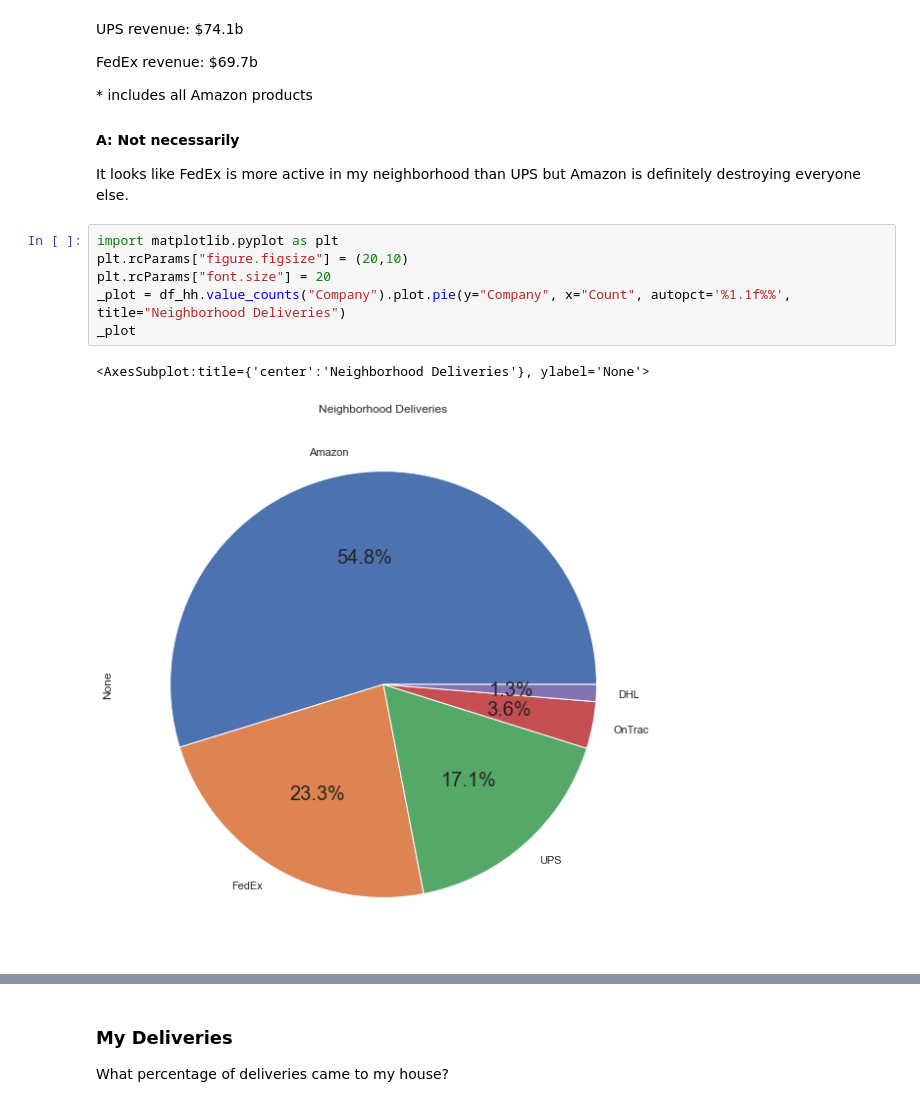
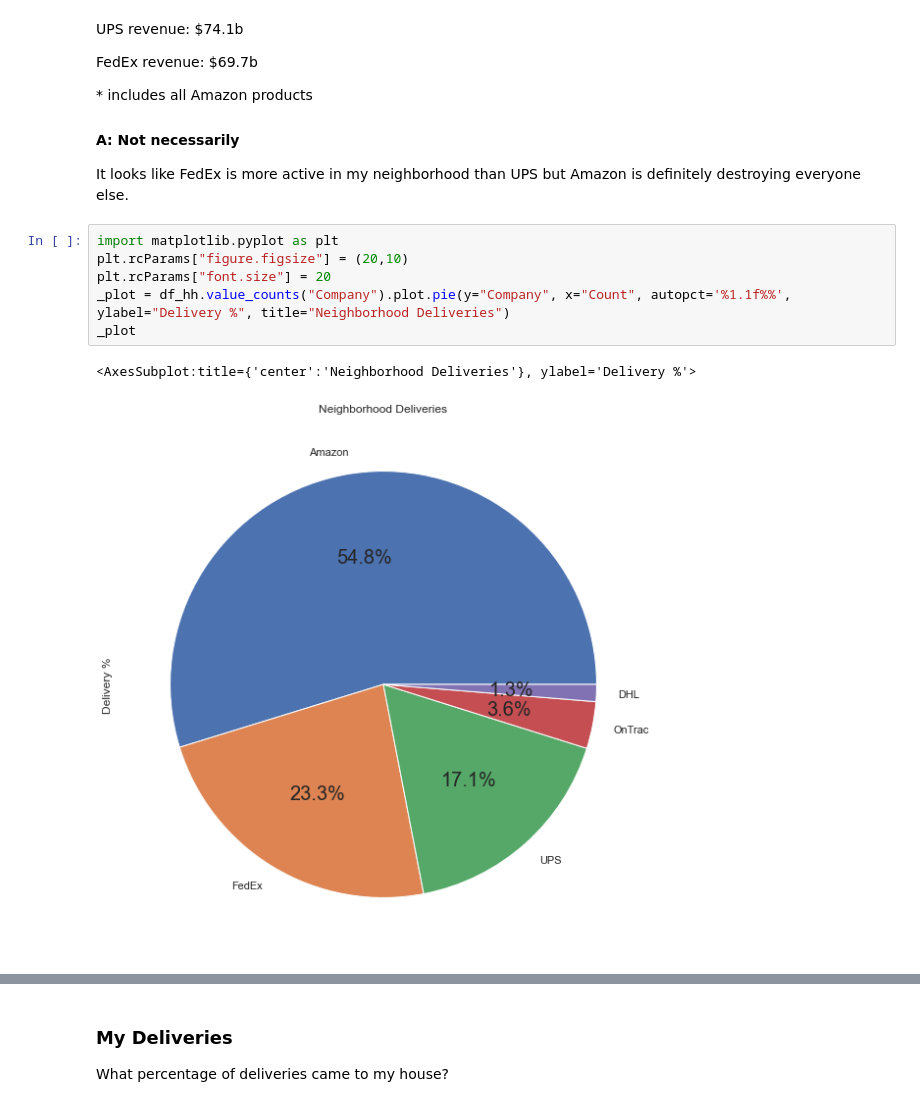
Before and after one commit to kgalliher/nbrhd-delivery-tracker, a Jupyter notebook: NeighborhoodDeliveriesSummary.ipynb, the cells around one changed output, grey strips where cells are left out. Cells and saved outputs as stored; diff of their text form.

```diff
--- a/NeighborhoodDeliveriesSummary.ipynb
+++ b/NeighborhoodDeliveriesSummary.ipynb
@@ -53,12 +46,12 @@ It looks like FedEx is more active in my neighborhood than UPS but Amazon is def
 # %%
 import matplotlib.pyplot as plt
 plt.rcParams["figure.figsize"] = (20,10)
 plt.rcParams["font.size"] = 20
-_plot = df_hh.value_counts("Company").plot.pie(y="Company", x="Count", autopct='%1.1f%%', title="Neighborhood Deliveries")
+_plot = df_hh.value_counts("Company").plot.pie(y="Company", x="Count", autopct='%1.1f%%', ylabel="Delivery %", title="Neighborhood Deliveries")
 _plot
 # %% [output]
-<AxesSubplot:title={'center':'Neighborhood Deliveries'}, ylabel='None'>
+<AxesSubplot:title={'center':'Neighborhood Deliveries'}, ylabel='Delivery %'>
-[figure, old version]
+[figure, new version]
 # %%
 plt.hist(delivery_df["Company"].values)
 # %% [output]
```
Also changed, not shown: parts of 8 cells of this notebook.
